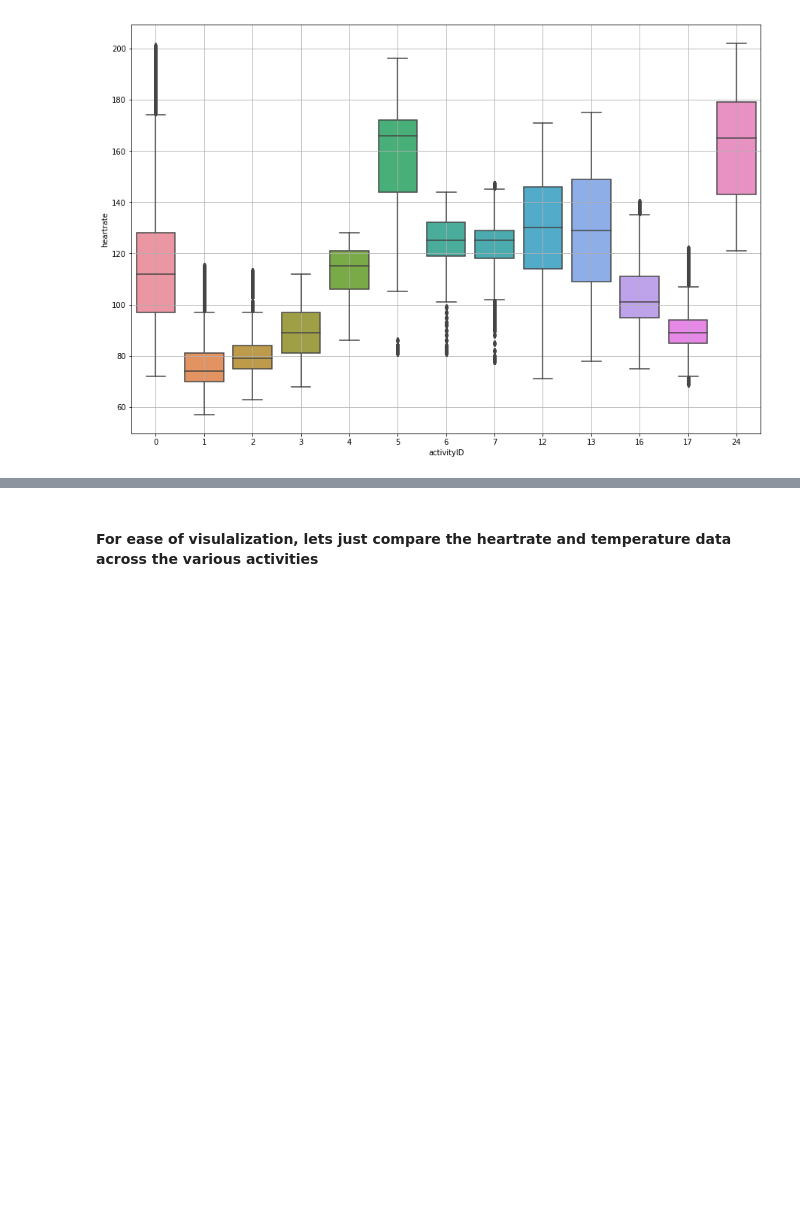
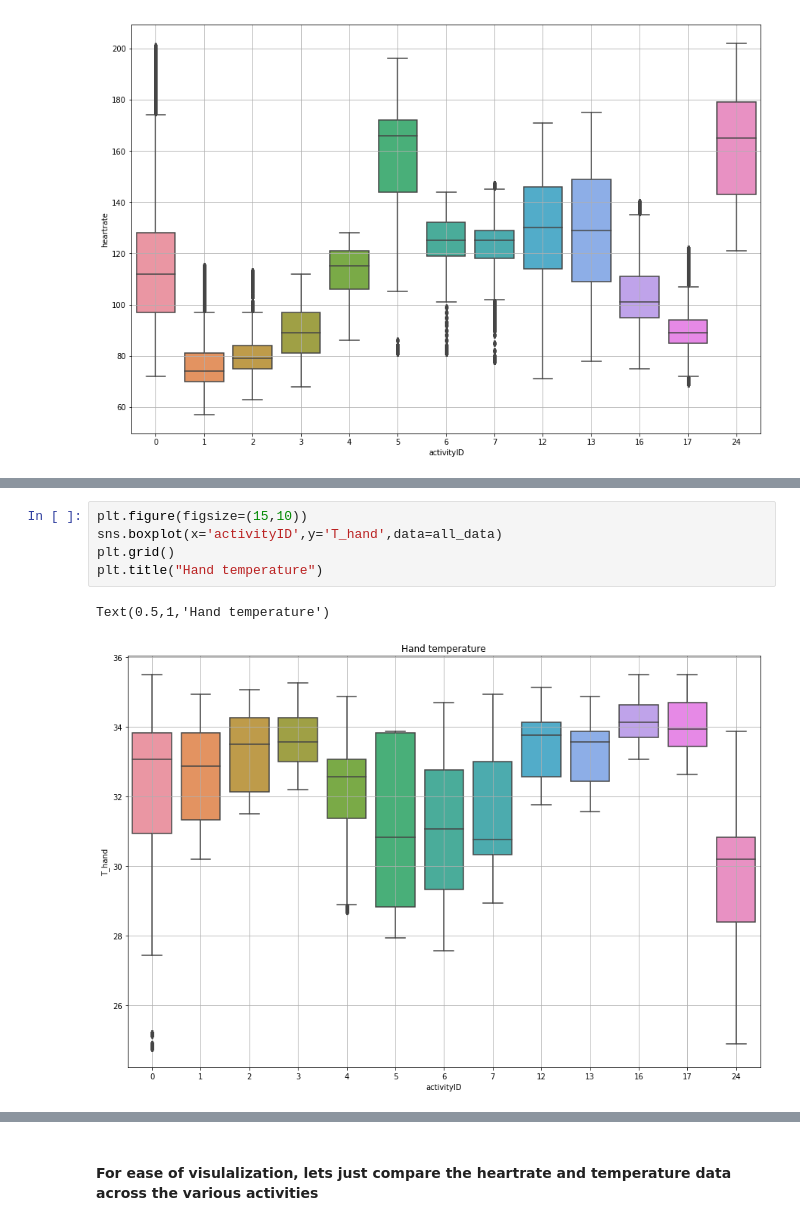
Before and after one commit to kcmeehan/BiometricsActivityClassification, a Jupyter notebook: Full_protocol_dataset_exploration.ipynb, the cells around one changed output, grey strips where cells are left out. Cells and saved outputs as stored; diff of their text form; blank space fills up the shorter version.

```diff
--- a/Full_protocol_dataset_exploration.ipynb
+++ b/Full_protocol_dataset_exploration.ipynb
@@ -45,0 +56,8 @@ plt.grid()
+# %%
+plt.figure(figsize=(15,10))
+sns.boxplot(x='activityID',y='T_hand',data=all_data)
+plt.grid()
+plt.title("Hand temperature")
+# %% [output]
+Text(0.5,1,'Hand temperature')
+[figure, added]
```
Also changed, not shown: parts of 14 cells of this notebook, 1 other file.
